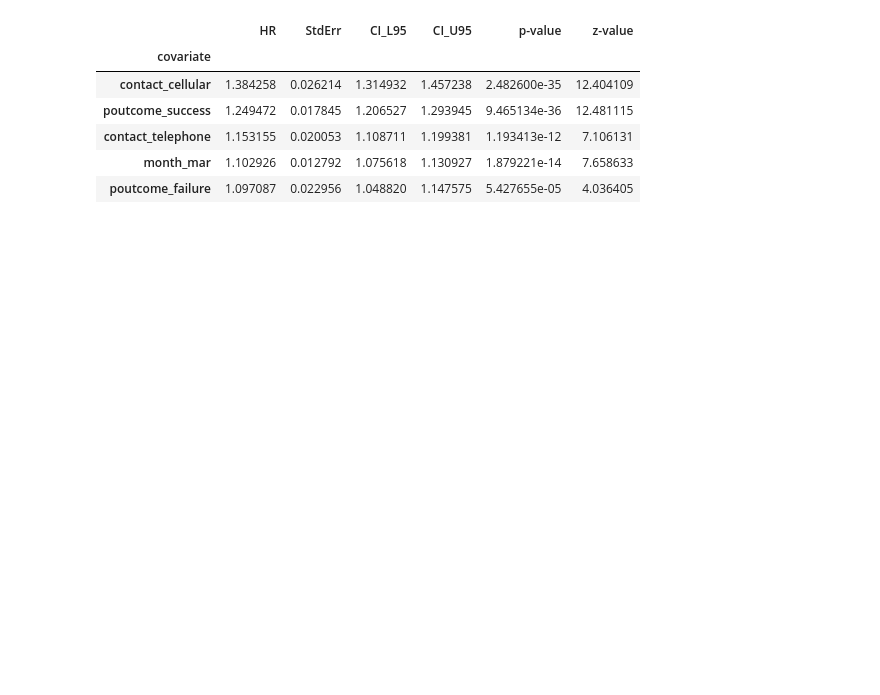
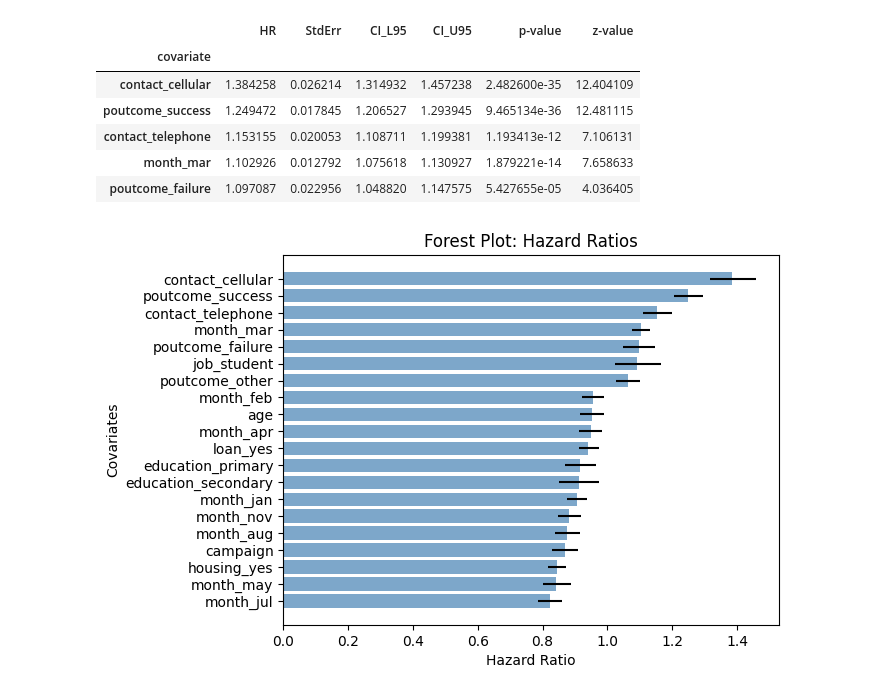
Before and after one commit to av1kav/jupyter-notebooks, a Jupyter notebook: SurvivalTimeAnalysis.ipynb, the cells around one changed output. Drawn from its saved outputs; the diff is of its cells as text; code cells hidden in the pictures; blank space fills up the shorter version.

Commit message:
Adding HR analysis plots

```diff
--- a/SurvivalTimeAnalysis.ipynb
+++ b/SurvivalTimeAnalysis.ipynb
@@ -252,3 +252,23 @@ plot_df.head()
 | contact_telephone | 1.153155 | 0.020053 | 1.108711 | 1.199381 | 1.193413e-12 | 7.106131 |
 | month_mar | 1.102926 | 0.012792 | 1.075618 | 1.130927 | 1.879221e-14 | 7.658633 |
 | poutcome_failure | 1.097087 | 0.022956 | 1.048820 | 1.147575 | 5.427655e-05 | 4.036405 |
+# %%
+fig, ax = plt.subplots()
+plot_df = plot_df.sort_values(by='HR', ascending=True)
+ax.barh(
+    y=plot_df.index,
+    width=plot_df['HR'],
+    xerr=[
+        plot_df['HR'] - plot_df['CI_L95'],
+        plot_df['CI_U95'] - plot_df['HR']
+    ],
+    align='center',
+    color='steelblue',
+    alpha=0.7
+)
+ax.set_xlabel('Hazard Ratio')
+ax.set_ylabel('Covariates')
+ax.set_title('Forest Plot: Hazard Ratios')
+plt.show()
+# %% [output]
+[figure, added]
```
Also changed, not shown: parts of 2 cells of this notebook.
